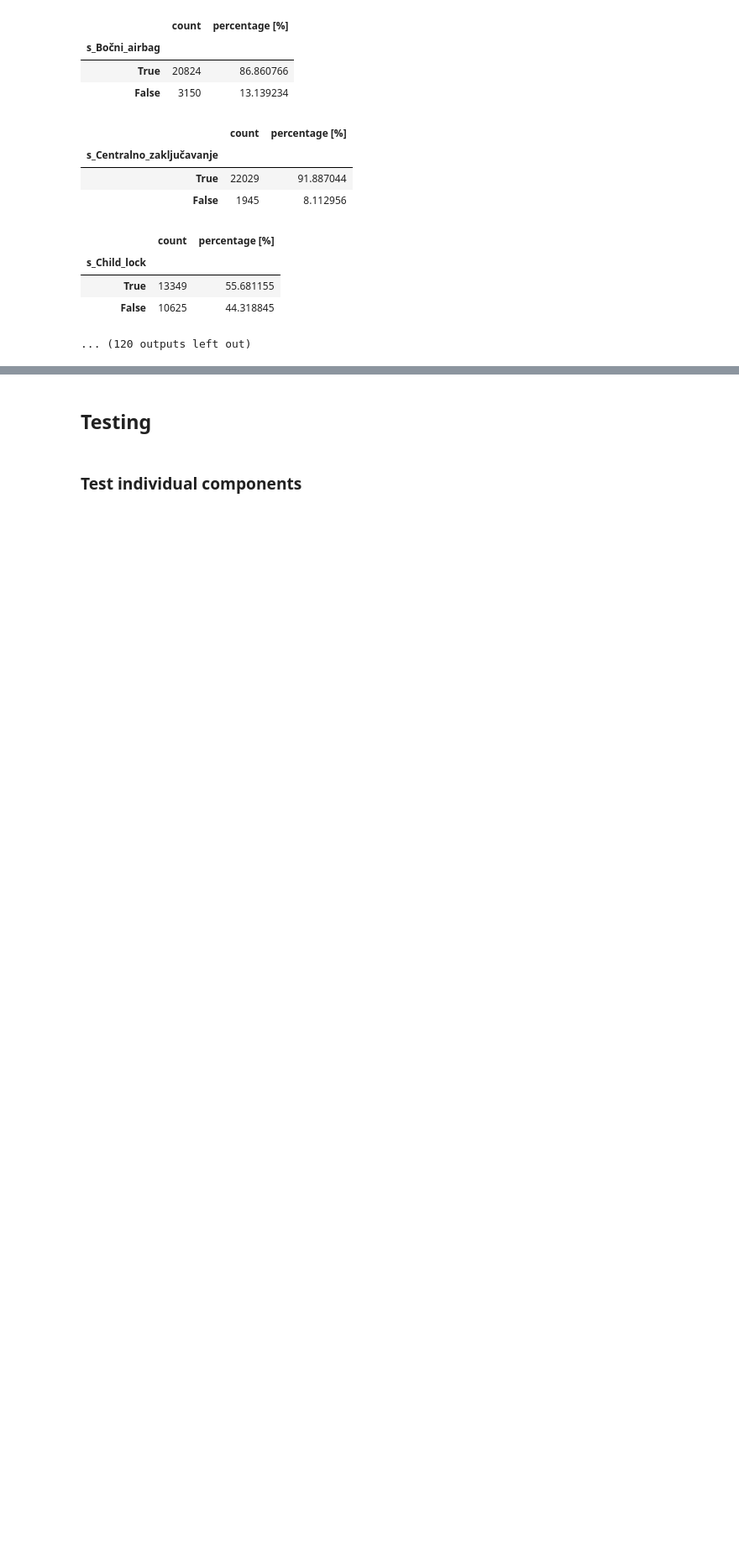
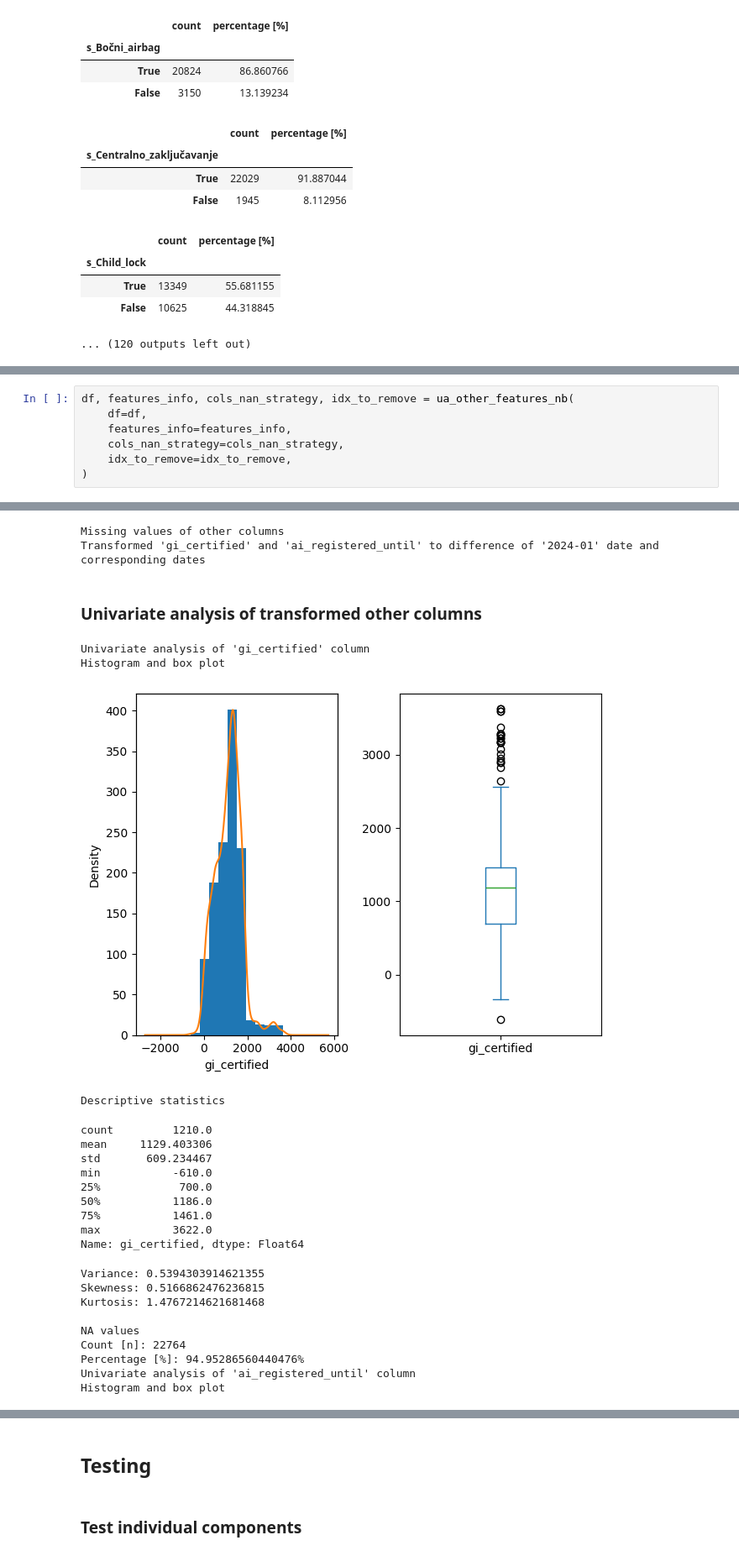
Before and after one commit to aleksa-radojicic/second_hand_car_price_prediction, a Jupyter notebook: notebooks/2_UnivariateAnalysis.ipynb, the cells around one changed output, grey strips where cells are left out. Shown: that part at 84% size. Saved outputs shown, nothing was run; the diff lists cells and outputs as text; blank space fills up the shorter version.

Commit message:
Performed UA on other features

```diff
--- a/notebooks/2_UnivariateAnalysis.ipynb
+++ b/notebooks/2_UnivariateAnalysis.ipynb
@@ -565,0 +617,8 @@ df, features_info, cols_nan_strategy, idx_to_remove = ua_binary_features_nb(
+# %%
+df, features_info, cols_nan_strategy, idx_to_remove = ua_other_features_nb(
+    df=df,
+    features_info=features_info,
+    cols_nan_strategy=cols_nan_strategy,
+    idx_to_remove=idx_to_remove,
+)
+# %% [output]
@@ -565,0 +634,25 @@ df, features_info, cols_nan_strategy, idx_to_remove = ua_binary_features_nb(
+Missing values of other columns
+Transformed 'gi_certified' and 'ai_registered_until' to difference of '2024-01' date and corresponding dates
+### Univariate analysis of transformed other columns
+Univariate analysis of 'gi_certified' column
+Histogram and box plot
+[figure, added]
+Descriptive statistics
+count         1210.0
+mean     1129.403306
+std       609.234467
+min           -610.0
+25%            700.0
+50%           1186.0
+75%           1461.0
+max           3622.0
+Name: gi_certified, dtype: Float64
+Variance: 0.5394303914621355
+Skewness: 0.5166862476236815
+Kurtosis: 1.4767214621681468
+
+NA values
+Count [n]: 22764
+Percentage [%]: 94.95286560440476%
+Univariate analysis of 'ai_registered_until' column
+Histogram and box plot
```
Also changed, not shown: parts of 3 cells of this notebook, 1 other file.
